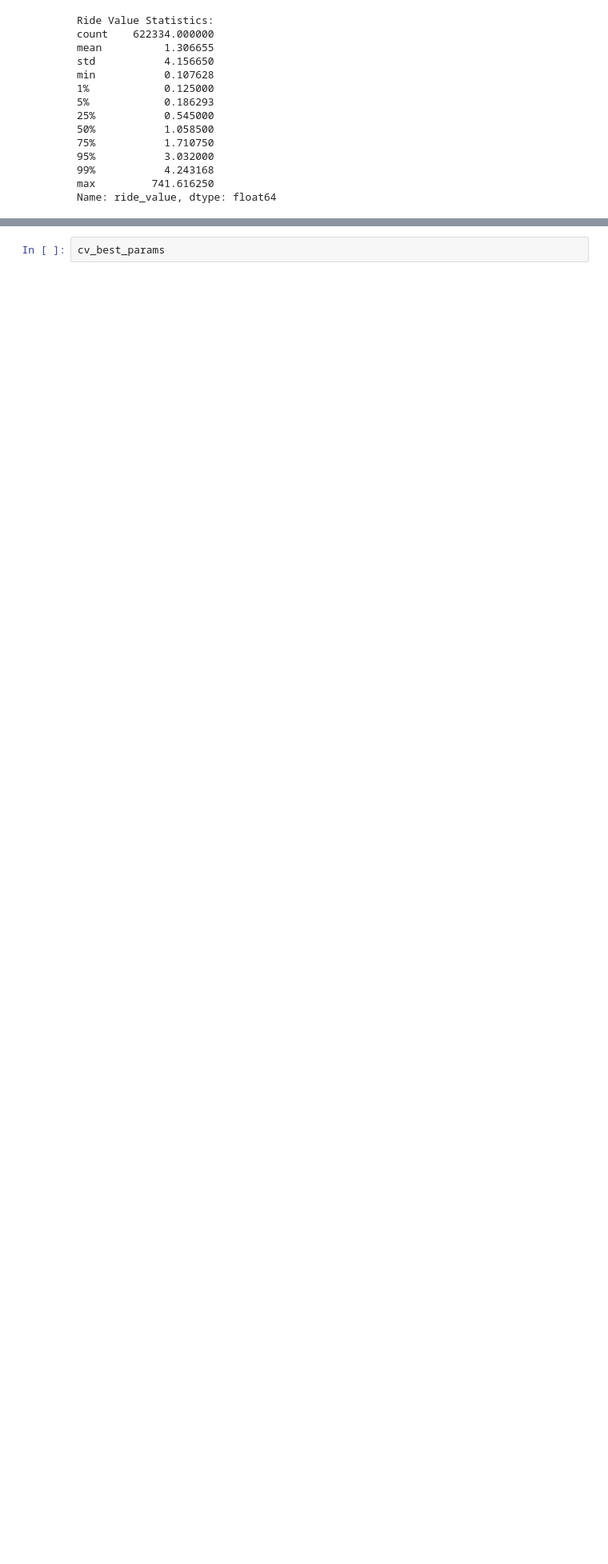
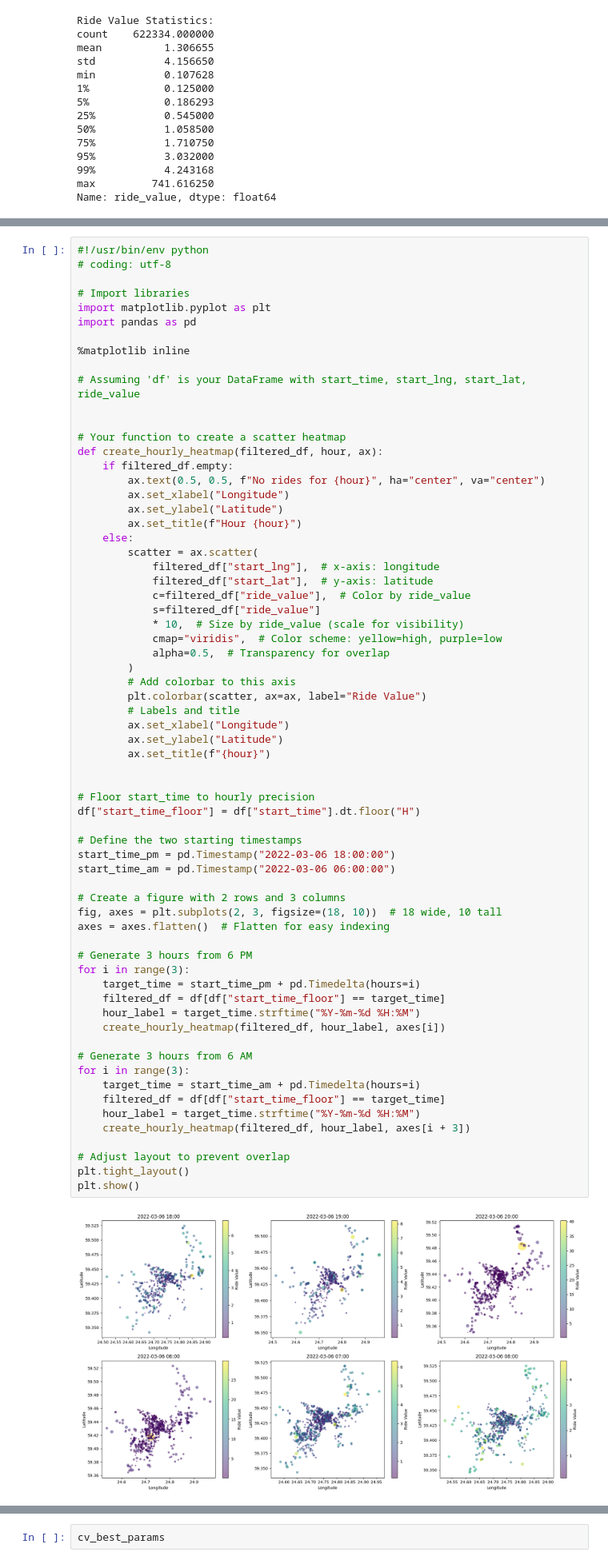
Before and after one commit to r03922123/rider-hailing, a Jupyter notebook: ride_hailing.ipynb, the cells around one changed output, grey strips where cells are left out. Shown at 80% size. Drawn from its saved outputs; the diff is of its cells as text; blank space fills up the shorter version.

```diff
--- a/ride_hailing.ipynb
+++ b/ride_hailing.ipynb
@@ -373 +409,69 @@ df = df[~df["is_outlier"]]
+# %%
+#!/usr/bin/env python
+# coding: utf-8
+
+# Import libraries
+import matplotlib.pyplot as plt
+import pandas as pd
+
+%matplotlib inline
+
+# Assuming 'df' is your DataFrame with start_time, start_lng, start_lat, ride_value
+
+
+# Your function to create a scatter heatmap
+def create_hourly_heatmap(filtered_df, hour, ax):
+    if filtered_df.empty:
+        ax.text(0.5, 0.5, f"No rides for {hour}", ha="center", va="center")
+        ax.set_xlabel("Longitude")
+        ax.set_ylabel("Latitude")
+        ax.set_title(f"Hour {hour}")
+    else:
+        scatter = ax.scatter(
+            filtered_df["start_lng"],  # x-axis: longitude
+            filtered_df["start_lat"],  # y-axis: latitude
+            c=filtered_df["ride_value"],  # Color by ride_value
+            s=filtered_df["ride_value"]
+            * 10,  # Size by ride_value (scale for visibility)
+            cmap="viridis",  # Color scheme: yellow=high, purple=low
+            alpha=0.5,  # Transparency for overlap
+        )
+        # Add colorbar to this axis
+        plt.colorbar(scatter, ax=ax, label="Ride Value")
+        # Labels and title
+        ax.set_xlabel("Longitude")
+        ax.set_ylabel("Latitude")
+        ax.set_title(f"{hour}")
+
+
+# Floor start_time to hourly precision
+df["start_time_floor"] = df["start_time"].dt.floor("H")
+
+# Define the two starting timestamps
+start_time_pm = pd.Timestamp("2022-03-06 18:00:00")
+start_time_am = pd.Timestamp("2022-03-06 06:00:00")
+
+# Create a figure with 2 rows and 3 columns
+fig, axes = plt.subplots(2, 3, figsize=(18, 10))  # 18 wide, 10 tall
+axes = axes.flatten()  # Flatten for easy indexing
+
+# Generate 3 hours from 6 PM
+for i in range(3):
+    target_time = start_time_pm + pd.Timedelta(hours=i)
+    filtered_df = df[df["start_time_floor"] == target_time]
+    hour_label = target_time.strftime("%Y-%m-%d %H:%M")
+    create_hourly_heatmap(filtered_df, hour_label, axes[i])
+
+# Generate 3 hours from 6 AM
+for i in range(3):
+    target_time = start_time_am + pd.Timedelta(hours=i)
+    filtered_df = df[df["start_time_floor"] == target_time]
+    hour_label = target_time.strftime("%Y-%m-%d %H:%M")
+    create_hourly_heatmap(filtered_df, hour_label, axes[i + 3])
+
+# Adjust layout to prevent overlap
+plt.tight_layout()
+plt.show()
+# %% [output]
+[figure, added]
 # %% [markdown]
```
Also changed, not shown: parts of 22 cells of this notebook.
